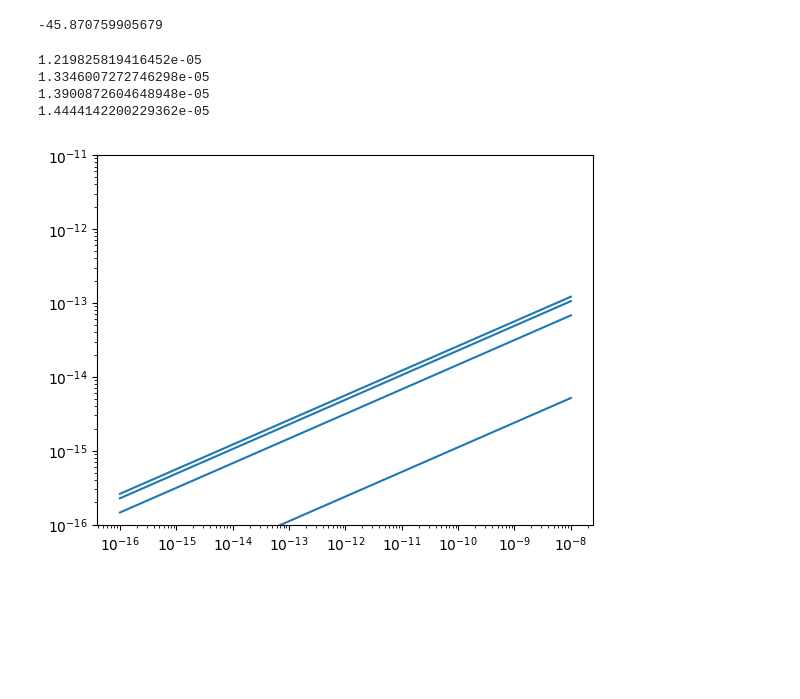
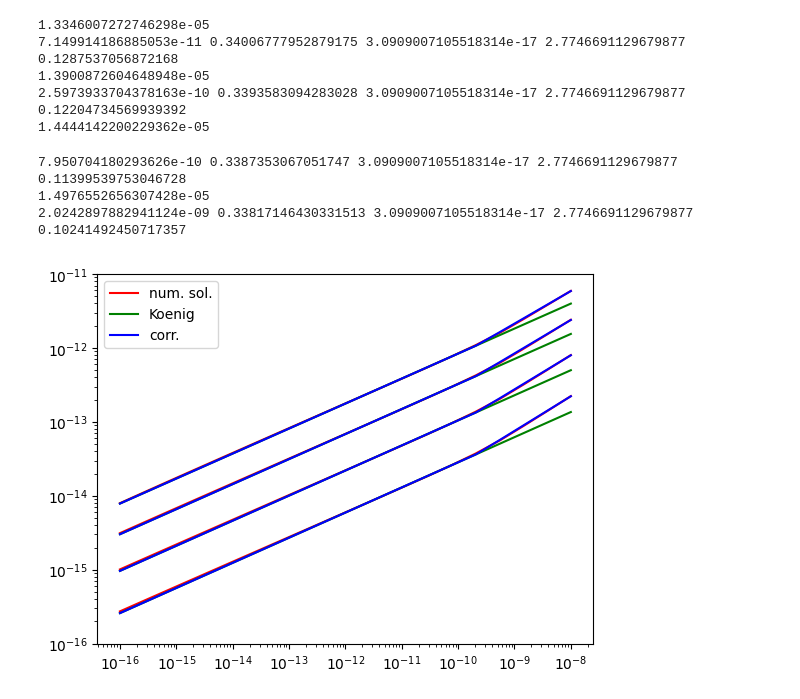
Before and after one commit to astro-zilla/contrails, a Jupyter notebook: microphysics_approximations.ipynb, the cells around one changed output. Drawn from its saved outputs; the diff is of its cells as text; code cells hidden in the pictures; blank space fills up the shorter version.

```diff
--- a/microphysics_approximations.ipynb
+++ b/microphysics_approximations.ipynb
@@ -32,12 +32,12 @@ def e_prolate(m):
     return (1 - 1/np.astype(c_a(m),complex) ** 2)**0.5
 
 def L(m):
-    return 2* (m / (rho_b * 4 / 3 * np.pi * c_a (m))) ** (1 / 3)
+    return 2* (m * c_a(m) **2 / (rho_b * 4 / 3 * np.pi)) ** (1 / 3)
 
 def C(m):
     # capacitance of spheroid
     e = e_prolate(m) # eccentricity
-    return (L(m) * e / (np.log((1 + e) / (1 - e)))).real
+    return np.abs(L(m) * e / (np.log((1 + e) / (1 - e))))
 
 def A(m):
     # surface area of spheroid
@@ -47,9 +47,10 @@ def A(m):
 
 
 
-mass=np.logspace(-16,-7,1000)
+mass=np.logspace(-16.5,-7.5,1000)
 e_prolate(mass)
-plt.loglog(mass, C(mass))
+plt.semilogx(mass,C(mass)/L(mass))
+plt.grid(True)
 #
 # plt.loglog(m,c_a(m)*D(m)/2)
 # %% [output]
@@ -155,64 +193,72 @@ def flux_fun(T_s,p,T,rho_w,m):
     rho_a=p*M_a/(R*T) # density of air
     Sc=mu_air(T)/rho_a/D_v(p,T) # Schmidt number
     Re_mass= rho_a * L(m) * u_terminal(m, p, T) / mu_air(T)
-    Pr=mu_air(T)*cp/K # Prandtl number
+    Pr=mu_air(T)*cp_air(T)/k_air(T) # Prandtl number
     Re_thermal= rho_a * u_terminal(m,p,T) * L(m) / mu_air(T)
     x=0
     while (Re_thermal-x)/Re_thermal>1e-4:
         x=Re_thermal
-        lstar_Q = K*f2(Pr,Re_thermal)/(rho_a**(1/4)*u_r(T)*beta_d*cp)
+        lstar_Q = k_air(T)*f2(Pr,Re_thermal)/(rho_a**(1/4)*u_r(T)*beta_d*cp_air(T))
         Re_thermal=rho_a*u_terminal(m,p,T)*lstar_Q/mu_air(T)
 
     rho_w_surf=psat_ice(p,T_s)/(R/M_w*T_s)
 
-    return L_s*f1(T_s,p,T,m,Sc,Re_mass)*f2(Sc,Re_mass)*(rho_w-rho_w_surf)+f1star(p,T,m,Pr,Re_thermal)*f2(Pr,Re_thermal)*(T-T_s)
+    return L_s*D_v(p,T)*f1(T_s,p,T,m,Sc,Re_mass)*f2(Sc,Re_mass)*(rho_w-rho_w_surf)+k_air(T)*f1star(p,T,m,Pr,Re_thermal)*f2(Pr,Re_thermal)*(T-T_s)
 
 
-
-print(flux_fun(223,21750,200,0.3*1e-4,3e-10))
+# plt.plot(np.linspace(180,300,100),flux_fun(np.linspace(180,300,100),30000,200,psat_water(30000,200)/(R/M_w*200),1e-12))
-# %% [output]
--45.870759905679
 # %%
 p=30000
-m_vals = np.logspace(-16,-8,200)
+m_vals = np.logspace(-16,-8,20)
 
 ml=2.2e-10
-m_fit = np.logspace(-14,-10,200)
+m_fit = np.logspace(-14,-10,20)
 y_fit=np.zeros_like(m_fit)
 
-for T in [180,200,210,220]:
+a,b,m0,gamma,delta = 4e-13,0.173,1e-15,0.22,0.12
+
+for iT,T in enumerate([200,210,220,230]):
     y_numeric=np.zeros_like(m_vals)
     rho_w=psat_water(p,T)/(R/M_w*T)
     print(mu_air(T))
 
     def fit_fun(a,b):
         def f(m,m0,gamma,delta):
             return np.where(m<ml,1-np.exp(-(m/m0)**gamma),(m/ml)**delta)*a*m**b
         return f
 
     def fit_fun_koenig(m,a,b):
         return a*m**b
 
     for i,m in enumerate(m_vals):
-        T_s=root_scalar(flux_fun, bracket=[T,T*1.1], args=(p, T, rho_w, m)).root
+        rs=root_scalar(flux_fun, bracket=(T*0.9,T*1.1), args=(p, T, rho_w, m))
+        T_s=rs.root
         y_numeric[i]=mass_flux_ice(T,p,rho_w,m,T_s)
 
     for i,m in enumerate(m_fit):
-        T_s=root_scalar(flux_fun, bracket=[T,T*1.1], args=(p, T, rho_w, m)).root
+        T_s=root_scalar(flux_fun, bracket=(T*0.9,T*1.1), args=(p, T, rho_w, m)).root
         y_fit[i]=mass_flux_ice(T,p,rho_w,m,T_s)
 
-    a,b = curve_fit(fit_fun_koenig,m_fit,y_fit,p0=(4e-13,0.173))[0]#,1e-15,0.22,0
-    m0,gamma,delta = curve_fit(fit_fun(a,b),m_vals,y_numeric,p0=(1e-15,0.22,0.06),bounds=((0,0.2,0.05),(1e-8,0.25,0.2)))[0]
+    a,b = curve_fit(fit_fun_koenig,m_fit,y_fit,p0=(a,b))[0]#,1e-15,0.22,0
+    m0,gamma,delta = curve_fit(fit_fun(a,b),m_vals,y_numeric,method='lm',p0=(m0,gamma,delta))[0]
 
-    plt.loglog(m_vals,y_numeric,label='numeric',color='C0')
-    # plt.loglog(m_vals,fit_fun(a,b)(m_vals,m0,gamma,delta),'--',label='fit',color='C1')
-    # plt.loglog(m_vals,fit_fun_koenig(m_vals,a,b),'--',label='fit Koenig',color='C2')
+    print(a,b,m0,gamma,delta)
+
+    plt.loglog(m_vals,y_numeric,color='red')
+    plt.loglog(m_vals,fit_fun_koenig(m_vals,a,b),color='green')
+    plt.loglog(m_vals,fit_fun(a,b)(m_vals,m0,gamma,delta),color='blue')
+
 
 plt.ylim(1e-16,1e-11)
+plt.legend(['num. sol.','Koenig','corr.'])
 plt.show()
 # %% [output]
-1.219825819416452e-05
 1.3346007272746298e-05
+7.149914186885053e-11 0.34006777952879175 3.0909007105518314e-17 2.7746691129679877 0.1287537056872168
 1.3900872604648948e-05
+2.5973933704378163e-10 0.3393583094283028 3.0909007105518314e-17 2.7746691129679877 0.12204734569939392
 1.4444142200229362e-05
+7.950704180293626e-10 0.3387353067051747 3.0909007105518314e-17 2.7746691129679877 0.11399539753046728
+1.4976552656307428e-05
+2.0242897882941124e-09 0.33817146430331513 3.0909007105518314e-17 2.7746691129679877 0.10241492450717357
-[figure, old version]
+[figure, new version]
```
Also changed, not shown: parts of 6 cells of this notebook, 1 other file.
